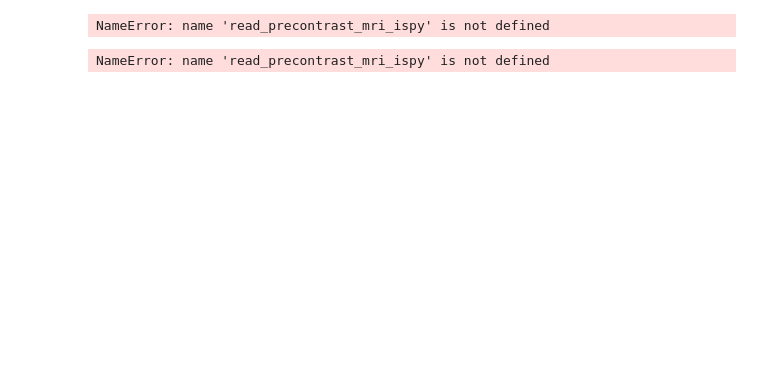
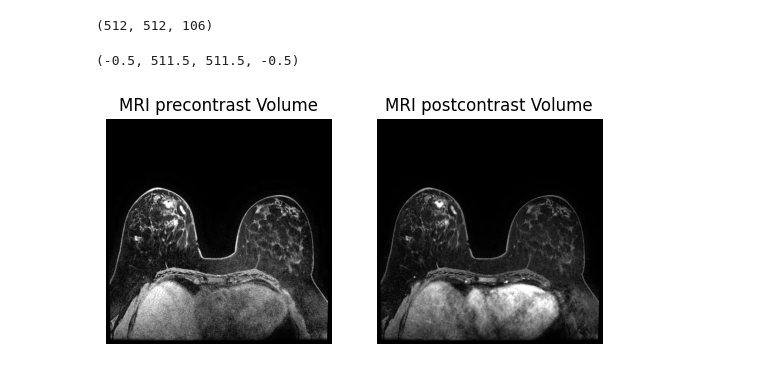
Before and after one commit to hsuryainfo/3D-Breast-FGT-and-Blood-Vessel-Segmentation, a Jupyter notebook: ispy.ipynb, the cells around one changed output. Cells and saved outputs as stored; diff of their text form; code cells hidden in the pictures; blank space fills up the shorter version.

```diff
--- a/ispy.ipynb
+++ b/ispy.ipynb
@@ -23,39 +23,21 @@ print(image_array_pre.shape)  #optional
 
 image_array_post, dcm_data_post = read_precontrast_mri_ispy(file_post)
 image_array_post = zscore_image(normalize_image(image_array_post))
-np.save('./inputpost/output.npy', image_array_post)
+np.save('./input_post/output.npy', image_array_post)
 # %% [output]
-NameError: name 'read_precontrast_mri_ispy' is not defined
+(512, 512, 106)
-# %%
-import matplotlib.pyplot as plt
-#from preprocessing import *
-from ispy_utils import *
-
-
-#location of downloaded pre-contrast dicom file
-file_pre ='ispy_data/in/manifest-1724022411242/ISPY2/ISPY2-100899/10-26-2002-100899T0-ISPY2MRIT0-88595/500.000000-ISPY2 AX VIBRANT-SERIES-52523'
-
-image_array_pre, dcm_data_pre = read_precontrast_mri_ispy(file_pre)
-image_array_pre = zscore_image(normalize_image(image_array_pre))
-#The saved image array shall be used as an input to the prediction code to generate the breast segmentation mask
-np.save('./inputpre/output.npy', image_array_pre)
-print(image_array_pre.shape)
-
-plt.subplot(1, 2, 1)
-plt.title('MRI Pre Volume')
-plt.imshow(image_array_pre[:, :, 41], cmap='gray')
-plt.axis('off')
-
-#location of downloaded post-contrast dicom file
-file_post = 'ispy_data/in/manifest-1724022411242/ISPY2/ISPY2-100899/10-26-2002-100899T0-ISPY2MRIT0-88595/501.000000-ISPY2 Ph1AX VIBRANT-SERIES-03969'
-image_array_post, dcm_data_post = read_precontrast_mri_ispy(file_post)
-image_array_post = zscore_image(normalize_image(image_array_post))
-np.save('./inputpost/output.npy', image_array_post)
-
-
-plt.subplot(1, 2, 2)
-plt.title('MRI Post Volume')
-plt.imshow(image_array_post[:, :, 41], cmap='gray')
-plt.axis('off')
-# %% [output]
-NameError: name 'read_precontrast_mri_ispy' is not defined
+# %%
+#plotting both the images
+
+plt.subplot(1,2,1)
+plt.title('MRI precontrast Volume')
+plt.imshow(image_array_pre[:,:,41], cmap = 'gray')
+plt.axis('off')
+
+plt.subplot(1,2,2)
+plt.title('MRI postcontrast Volume')
+plt.imshow(image_array_post[:,:,41], cmap='gray')
+plt.axis('off')
+# %% [output]
+(-0.5, 511.5, 511.5, -0.5)
+[figure, added]
```
Also changed, not shown: parts of 5 cells of this notebook.
